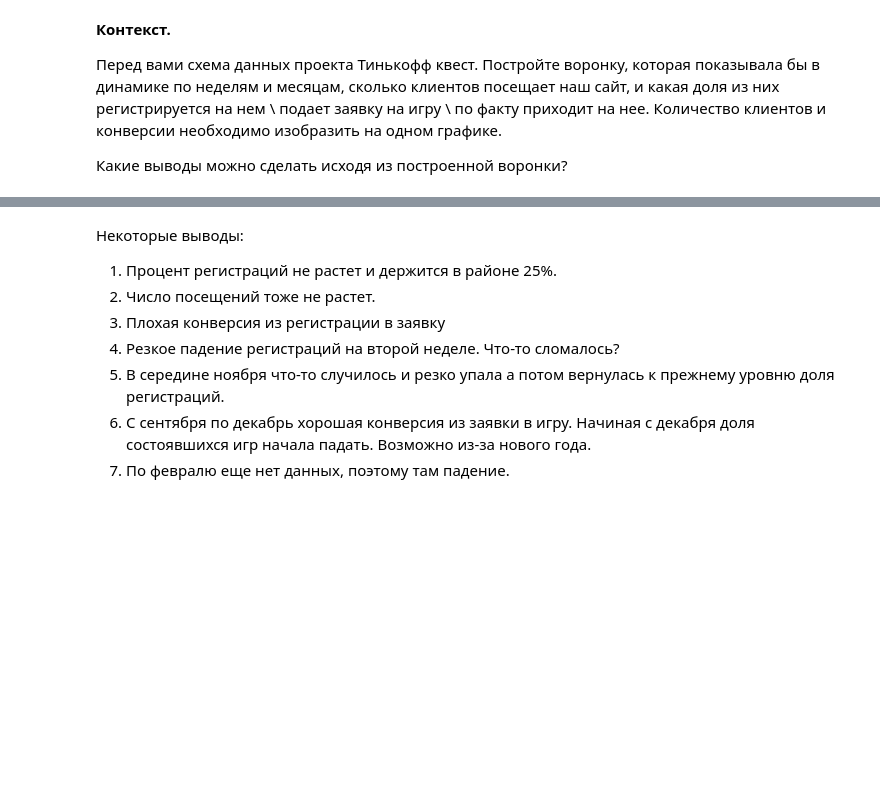
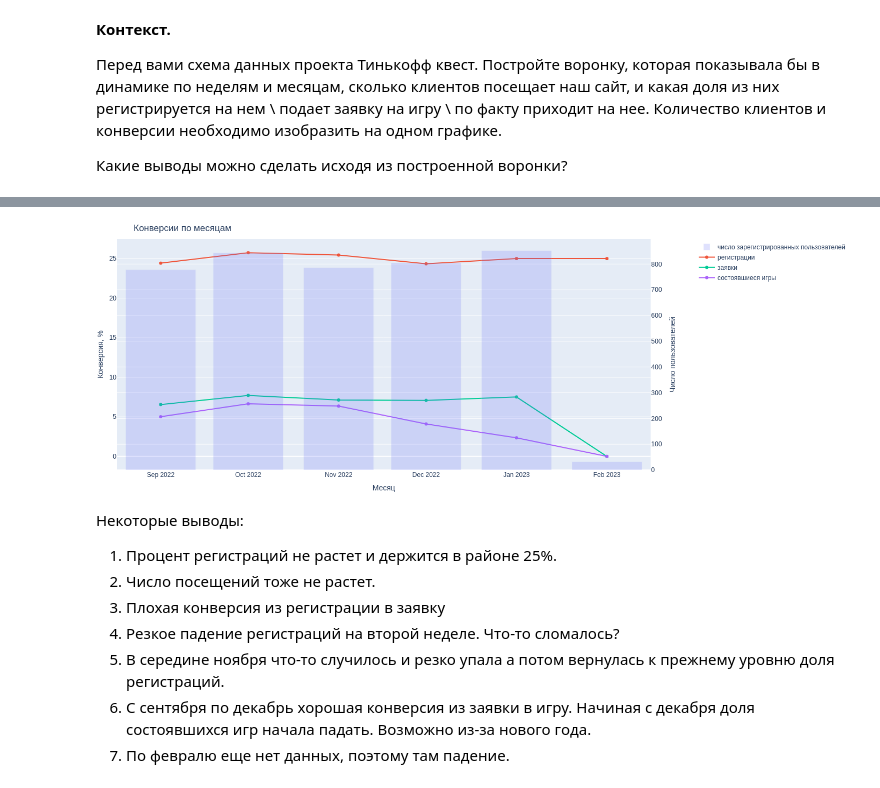
Before and after one commit to vacygn/Tinkoff_Industry_data_analysis, a Jupyter notebook: тинькофф_визуализация.ipynb, the cells around one changed output, grey strips where cells are left out. Cells and saved outputs as stored; diff of their text form; code cells hidden in the pictures; blank space fills up the shorter version.

```diff
--- a/тинькофф_визуализация.ipynb
+++ b/тинькофф_визуализация.ipynb
@@ -152,5 +154,5 @@ fig.show(
 # %%
-fig = make_subplots(specs=[[{"secondary_y": True}]])
+fig = make_subplots(specs=[[{'secondary_y': True}]])
 
 fig.update_layout(
     title='Конверсии по месяцам',
@@ -158,8 +160,8 @@ fig.update_layout(
     margin=dict(l=0, r=0, t=30, b=0),
 )
 
-fig.update_yaxes(title_text="Конверсия, %", secondary_y=False)
-fig.update_yaxes(title_text="Число пользователей", secondary_y=True)
+fig.update_yaxes(title_text='Конверсия, %', secondary_y=False)
+fig.update_yaxes(title_text='Число пользователей', secondary_y=True)
 
 fig.add_trace(
     go.Bar(
@@ -174,34 +176,36 @@ fig.add_trace(
 fig.add_trace(
     go.Scatter(
         x=months.index,
         y=100*months['is_registered'],
         mode='lines+markers',
         name='регистрации',
         )
     )
 
 fig.add_trace(
     go.Scatter(
         x=months.index,
         y=100*months['is_applied'],
         mode='lines+markers',
         name='заявки',
                )
     )
 fig.add_trace(
     go.Scatter(
         x=months.index,
         y=100*months['is_played'],
         mode='lines+markers',
         name = 'состоявшиеся игры',
         )
     )
 
 # для того чтобы график можно было увидеть на гитхабе
 fig.show(
-    renderer='svg',
+    renderer='png',
     width=1400
     )
+# %% [output]
+[figure, added]
 # %% [markdown]
 Некоторые выводы:
 
```
Also changed, not shown: parts of 2 cells of this notebook.
